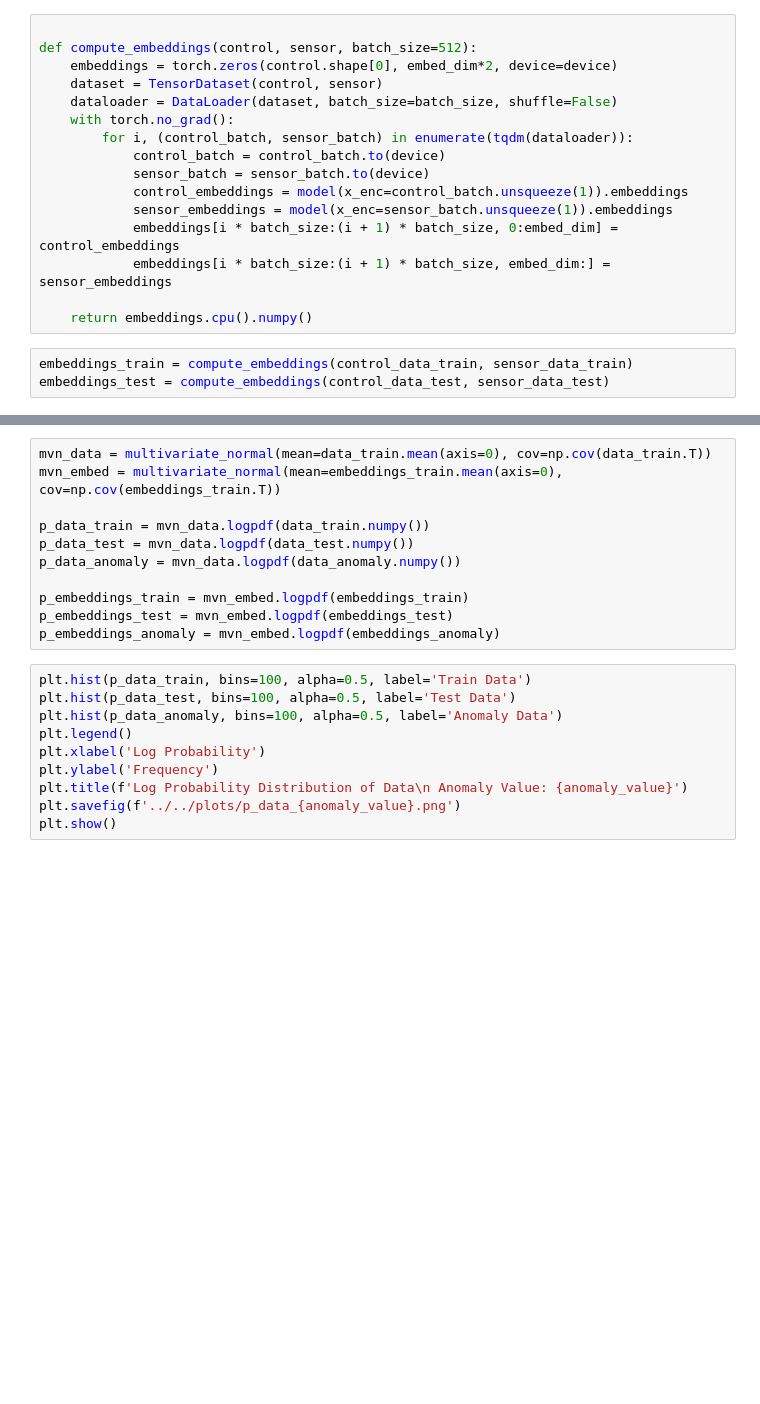
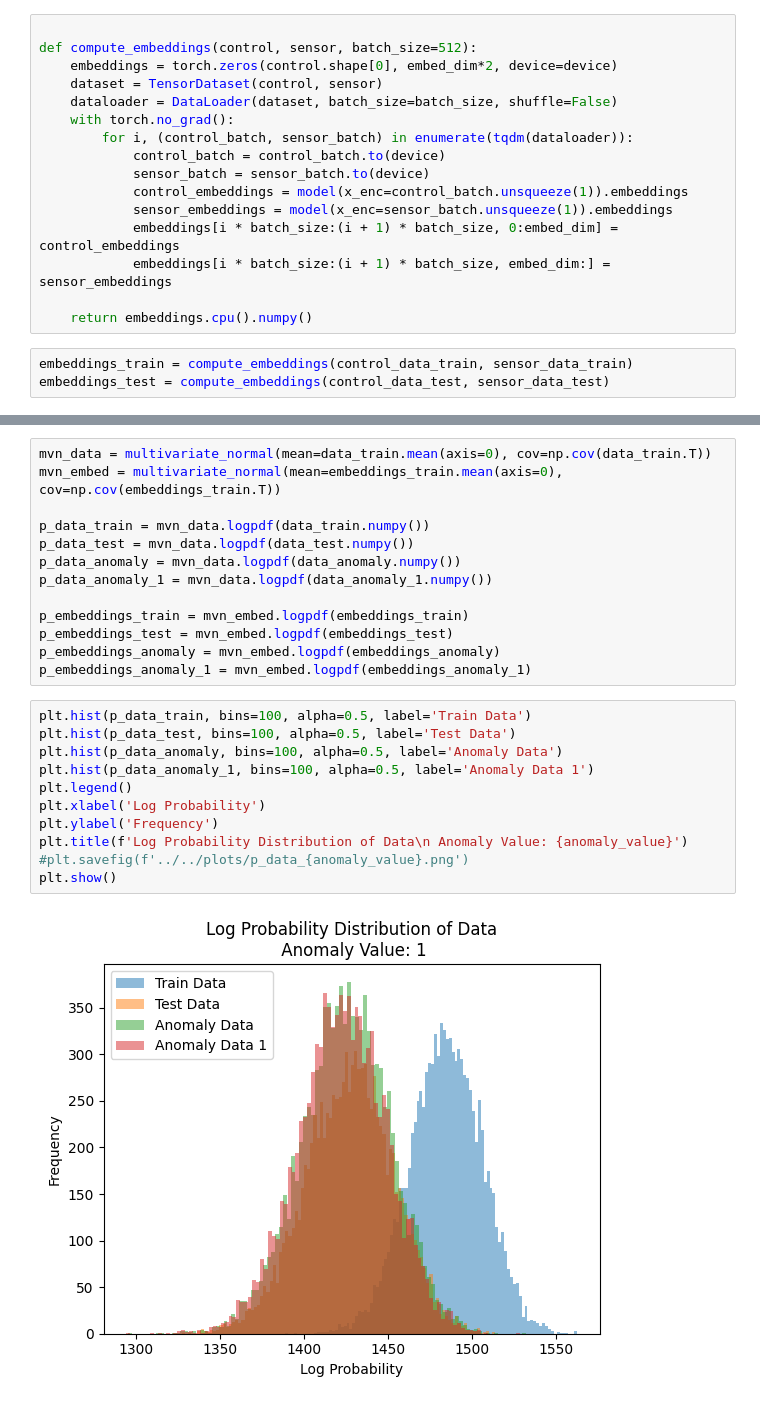
Before and after one commit to emika02/2025-riss-steering, a Jupyter notebook: representations-in-tsfms-main/hough_transform/hough_scripts/simulated_anomalies.ipynb, the cells around one changed output, grey strips where cells are left out. Saved outputs shown, nothing was run; the diff lists cells and outputs as text; blank space fills up the shorter version.

```diff
--- a/representations-in-tsfms-main/hough_transform/hough_scripts/simulated_anomalies.ipynb
+++ b/representations-in-tsfms-main/hough_transform/hough_scripts/simulated_anomalies.ipynb
@@ -107,20 +152,25 @@ mvn_embed = multivariate_normal(mean=embeddings_train.mean(axis=0), cov=np.cov(e
 p_data_train = mvn_data.logpdf(data_train.numpy())
 p_data_test = mvn_data.logpdf(data_test.numpy())
 p_data_anomaly = mvn_data.logpdf(data_anomaly.numpy())
+p_data_anomaly_1 = mvn_data.logpdf(data_anomaly_1.numpy())
 
 p_embeddings_train = mvn_embed.logpdf(embeddings_train)
 p_embeddings_test = mvn_embed.logpdf(embeddings_test)
 p_embeddings_anomaly = mvn_embed.logpdf(embeddings_anomaly)
+p_embeddings_anomaly_1 = mvn_embed.logpdf(embeddings_anomaly_1)
 # %%
 plt.hist(p_data_train, bins=100, alpha=0.5, label='Train Data')
 plt.hist(p_data_test, bins=100, alpha=0.5, label='Test Data')
 plt.hist(p_data_anomaly, bins=100, alpha=0.5, label='Anomaly Data')
+plt.hist(p_data_anomaly_1, bins=100, alpha=0.5, label='Anomaly Data 1')
 plt.legend()
 plt.xlabel('Log Probability')
 plt.ylabel('Frequency')
 plt.title(f'Log Probability Distribution of Data\n Anomaly Value: {anomaly_value}')
-plt.savefig(f'../../plots/p_data_{anomaly_value}.png')
+#plt.savefig(f'../../plots/p_data_{anomaly_value}.png')
 plt.show()
+# %% [output]
+[figure, added]
 # %%
 _, bins, _ = plt.hist(p_embeddings_train, bins=100, alpha=0.5, label='Train Embeddings')
 plt.hist(p_embeddings_test, bins=bins, alpha=0.5, label='Test Embeddings')
```
Also changed, not shown: parts of 12 cells of this notebook, 15 other files.
